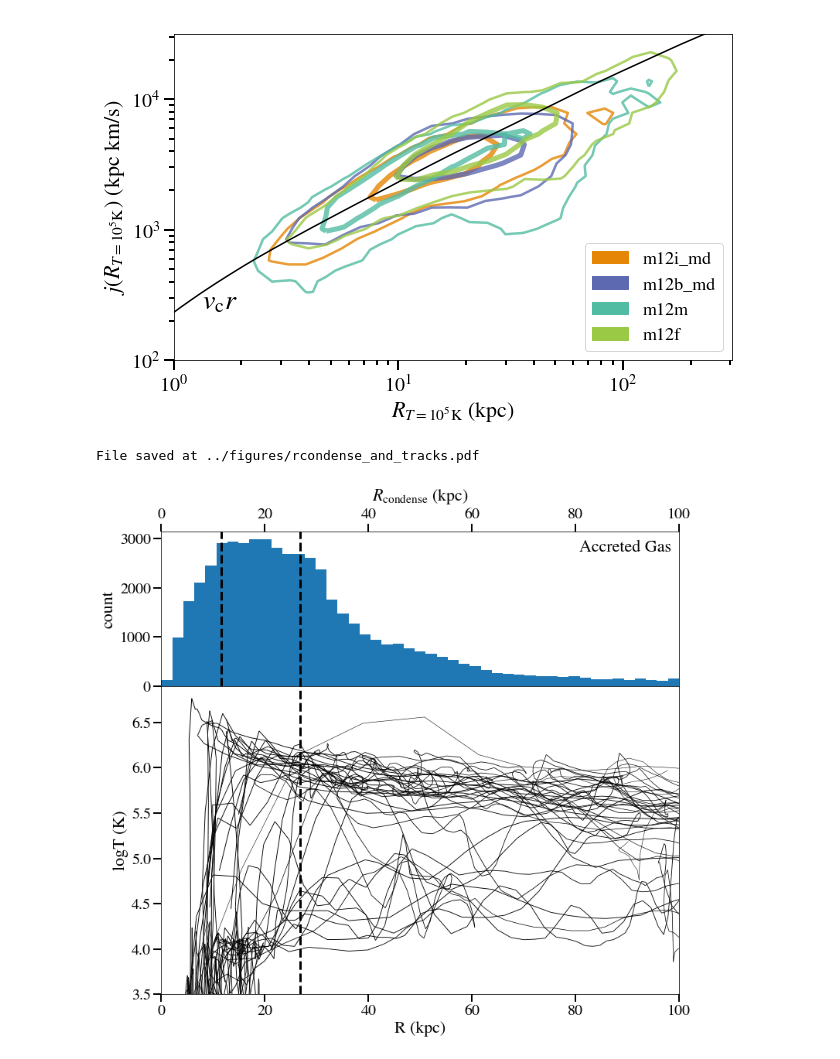
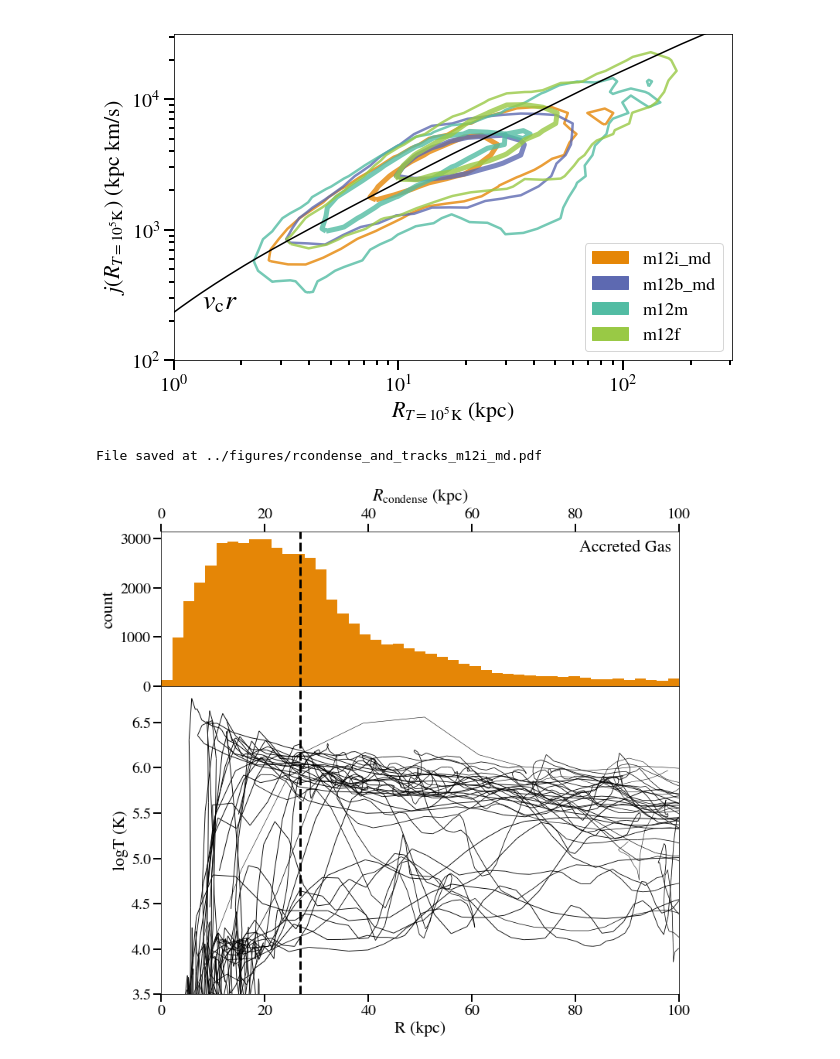
Before and after one commit to zhafen/Hot-Accretion-in-FIRE, a Jupyter notebook: analysis/pathline_plot.ipynb, the cells around one changed output. Drawn from its saved outputs; the diff is of its cells as text; code cells hidden in the pictures.

```diff
--- a/analysis/pathline_plot.ipynb
+++ b/analysis/pathline_plot.ipynb
@@ -501,6 +501,11 @@ def find_q_level( counts, q, start=1 ):
 ax.get_children()[0]
 # %% [output]
 <matplotlib.patches.Rectangle at 0x...>
+# %%
+colormap = palettable.cartocolors.qualitative.Vivid_4.mpl_colors
+colors = {}
+for j, sim_name_j in enumerate( sim_names ):
+    colors[sim_name_j] = colormap[j]
 # %%
 fig = plt.figure( figsize=(10, 6 ), facecolor='w' )
 ax = plt.gca()
@@ -533,7 +538,7 @@ for j, (sim_name_j, w_j) in enumerate( w_set.items() ):
 
     # Contour plot
     percentile_levels = [ 90, 50, ]
-    color = palettable.cartocolors.qualitative.Vivid_4.mpl_colors[j]
+    color = colors[sim_name_j]
     levels = [ find_q_level( counts, q, start=1, ) for q in percentile_levels ]
     CS = ax.contour(
         meshed_xs, meshed_ys,
@@ -639,6 +644,7 @@ ax1 = plt.subplot(gs[:2,0])
 ax1.hist(
     R_at_Tcool,
     bins = np.linspace( 0., 0.5*w.r_vir[snum], 64 ),
+    color = colors[sim_name],
 )
 
 # ax.axvline(
@@ -646,12 +652,12 @@ ax1.hist(
 #     color = 'k',
 # )
 
-ax1.axvline(
-    w.r_gal[0],
-    color = 'k',
-    linestyle = '--',
-    linewidth = 3,
-)
+# ax1.axvline(
+#     w.r_gal[0],
+#     color = 'k',
+#     linestyle = '--',
+#     linewidth = 3,
+# )
 ax1.axvline(
     0.1 * w.r_vir[snum],
     color = 'k',
@@ -721,36 +727,36 @@ w_plotter.plot_streamlines(
 #     bins = np.linspace( 0., w.r_vir[snum]*0.2, 64 ),
 # )
 
 # # Time
 # ax.plot(
 #     R_med,
 #     logT_med,
 #     linewidth = 3,
 #     color = 'b',
 # )
 # ax.fill_between(
 #     R_med,
 #     logT_low,
 #     logT_high,
 #     color = 'b',
 #     alpha = 0.25,
 # )
 
 ax2.axvline(
     w.r_vir[snum]*0.1,
     color = 'k',
     linestyle = '--',
     linewidth = 3,
 )
 
 plotting.save_fig(
     out_dir = '../figures',
-    save_file = 'rcondense_and_tracks.pdf',
+    save_file = 'rcondense_and_tracks_{}.pdf'.format( sim_name ),
     fig = fig,
 )
 # %% [output]
-File saved at ../figures/rcondense_and_tracks.pdf
+File saved at ../figures/rcondense_and_tracks_m12i_md.pdf
-[figure, old version]
+[figure, new version]
 # %%
 t_half_width = 0.25
 dt = 0.025
```
Also changed, not shown: parts of 1 cell of this notebook, 2 other files.
